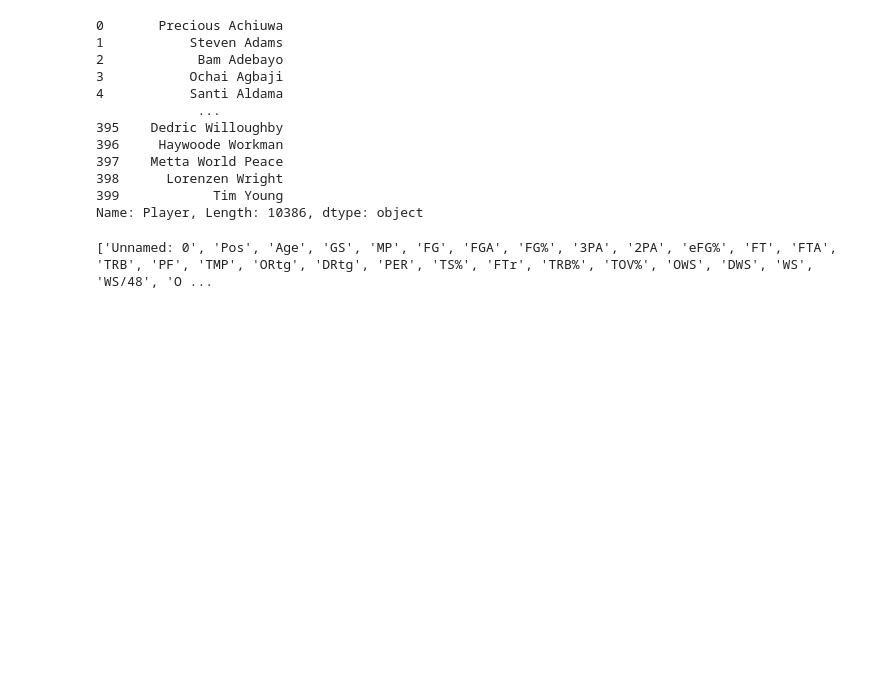
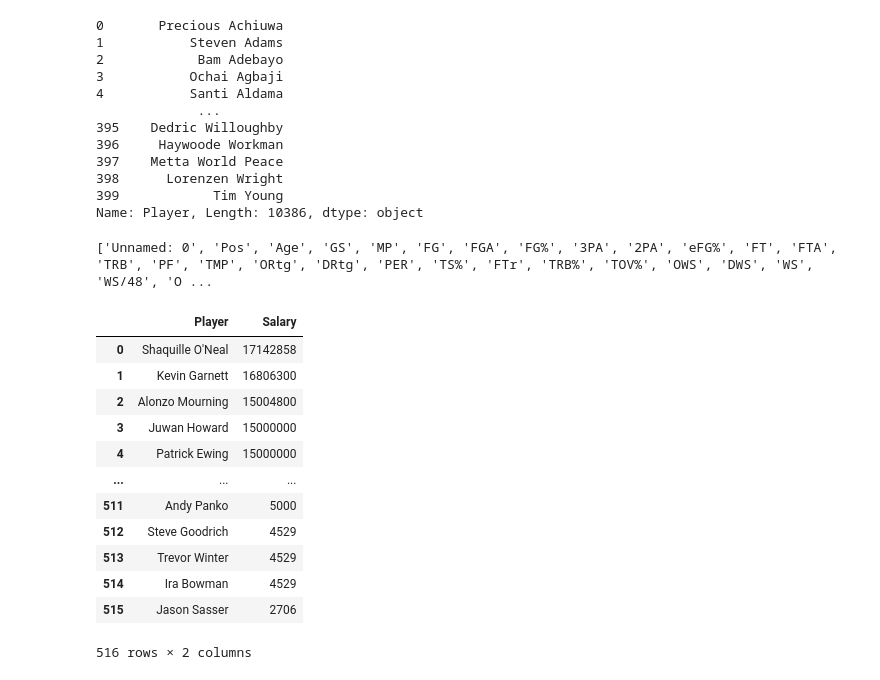
Before and after one commit to ofiore/BasketballClusteringCSE5825, a Jupyter notebook: Code/DataSetup.ipynb, the cells around one changed output. Cells and saved outputs as stored; diff of their text form; code cells hidden in the pictures; blank space fills up the shorter version.

```diff
--- a/Code/DataSetup.ipynb
+++ b/Code/DataSetup.ipynb
@@ -300,3 +300,20 @@ c = df_stats[df_stats['TruePos'] > 4.5]
 ['Unnamed: 0', 'Pos', 'Age', 'GS', 'MP', 'FG', 'FGA', 'FG%', '3PA', '2PA', 'eFG%', 'FT', 'FTA', 'TRB', 'PF', 'TMP', 'ORtg', 'DRtg', 'PER', 'TS%', 'FTr', 'TRB%', 'TOV%', 'OWS', 'DWS', 'WS', 'WS/48', 'O ...
 # %%
 df_stats.to_csv("../Data/AllPlayerNoSalaryCleaned.csv")
+# %%
+salary = pd.read_csv("../Data/SalaryData/2000Salary.csv")
+salary
+# %% [output]
+|  | Player | Salary |
+| 0 | Shaquille O'Neal | 17142858 |
+| 1 | Kevin Garnett | 16806300 |
+| 2 | Alonzo Mourning | 15004800 |
+| 3 | Juwan Howard | 15000000 |
+| 4 | Patrick Ewing | 15000000 |
+| ... | ... | ... |
+| 511 | Andy Panko | 5000 |
+| 512 | Steve Goodrich | 4529 |
+| 513 | Trevor Winter | 4529 |
+| 514 | Ira Bowman | 4529 |
+| 515 | Jason Sasser | 2706 |
+516 rows × 2 columns
```
Also changed, not shown: parts of 3 cells of this notebook.
